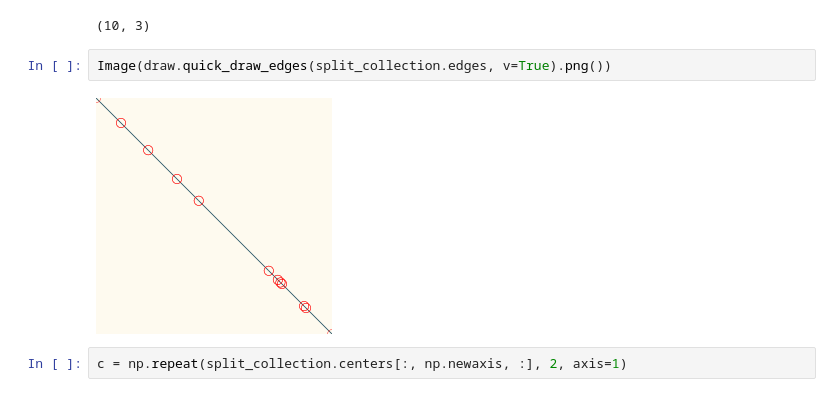
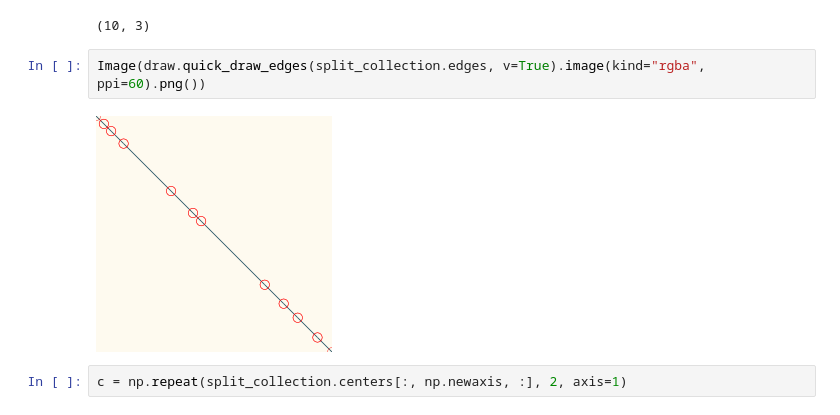
Before and after one commit to leobrowning92/lineart, a Jupyter notebook: shatter_exploration.ipynb, the cells around one changed output. Cells and saved outputs as stored; diff of their text form.

```diff
--- a/shatter_exploration.ipynb
+++ b/shatter_exploration.ipynb
@@ -58,9 +58,9 @@ np.repeat([[0,0,1]], 10, axis=0).shape
 # %% [output]
 (10, 3)
 # %%
-Image(draw.quick_draw_edges(split_collection.edges, v=True).png())
+Image(draw.quick_draw_edges(split_collection.edges, v=True).image(kind="rgba", ppi=60).png())
 # %% [output]
-[figure, old version]
+[figure, new version]
 # %%
 c = np.repeat(split_collection.centers[:, np.newaxis, :], 2, axis=1)
 # %%
```
Also changed, not shown: parts of 29 cells of this notebook, 3 other files.
